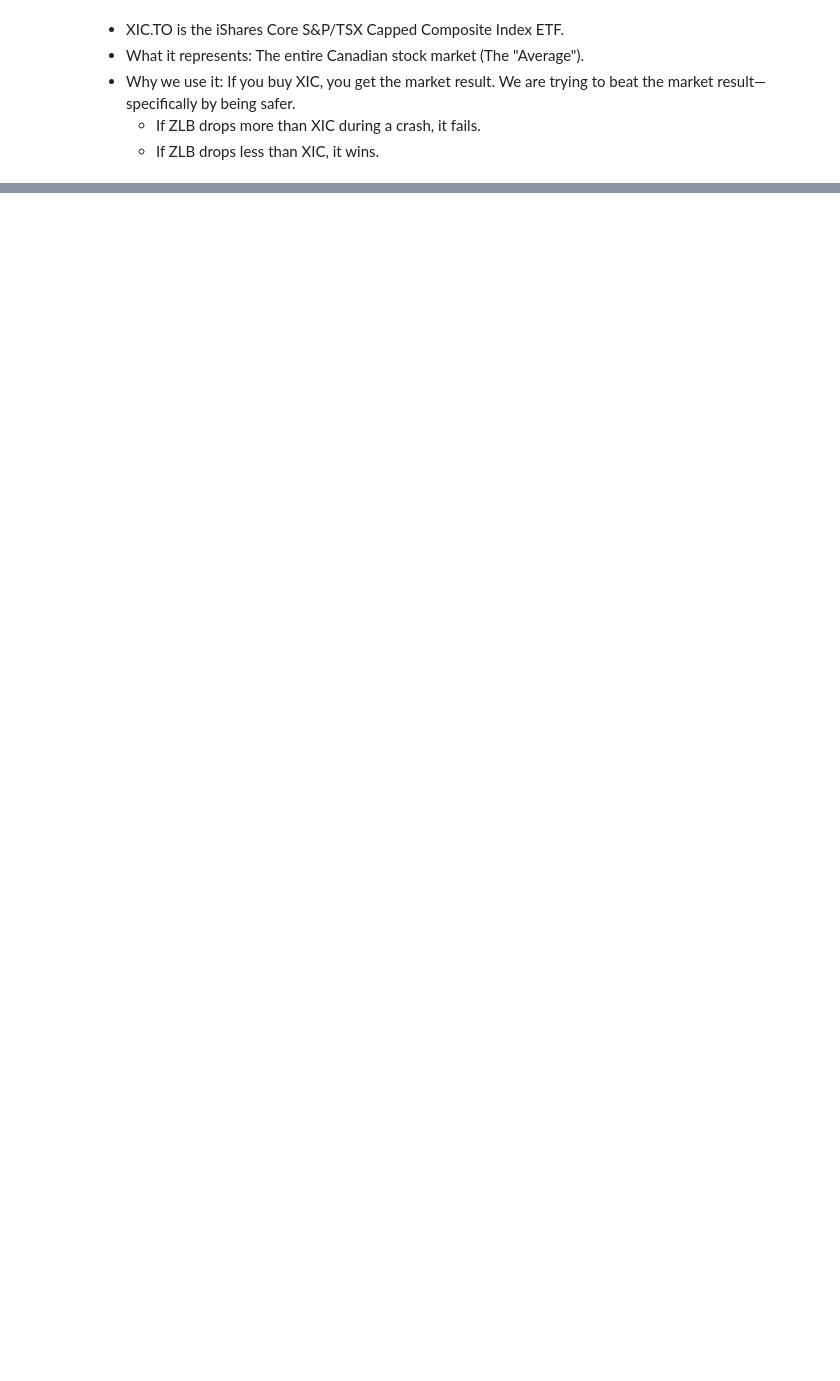
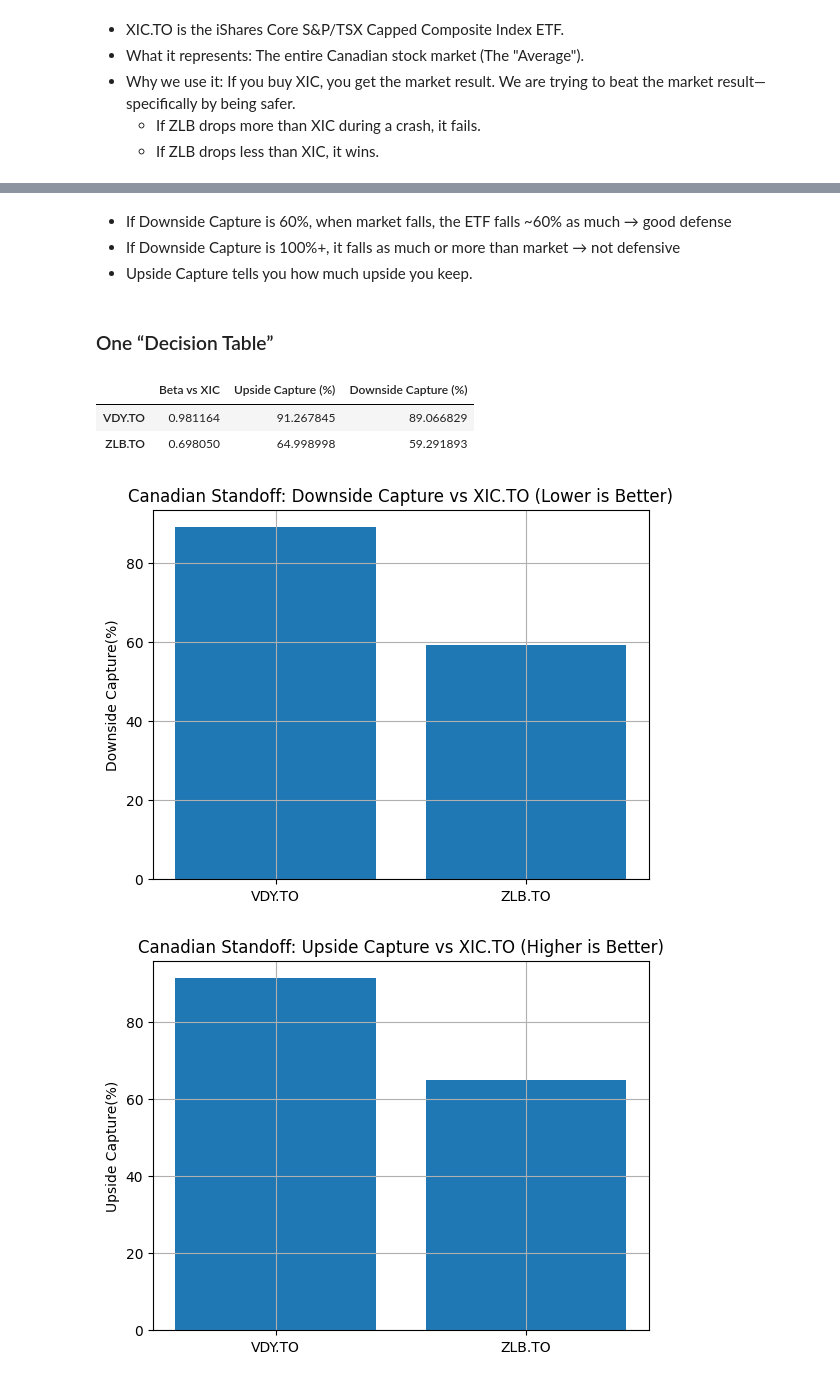
Before and after one commit to smart-minds-dev/etf-eda, a Jupyter notebook: notebooks/02_modules.ipynb, the cells around one changed output, grey strips where cells are left out. Saved outputs shown, nothing was run; the diff lists cells and outputs as text; code cells hidden in the pictures; blank space fills up the shorter version.

```diff
--- a/notebooks/02_modules.ipynb
+++ b/notebooks/02_modules.ipynb
@@ -291,5 +291,10 @@ cad.head(10)
 | 2014-01-15 | 0.002010 | 0.002931 | 0.004615 |
 | 2014-01-16 | 0.002674 | 0.003409 | 0.003675 |
 # %%
-marker = cad["XIC.TO"]
 var_mkt = market.var()
+
+beta_vdy = cad[["VDY.TO", "XIC.TO"]].cov().loc["VDY.TO", "XIC.TO"] / var_mkt
+beta_zlb = cad[["ZLB.TO", "XIC.TO"]].cov().loc["ZLB.TO", "XIC.TO"] / var_mkt
+
+print(f"VDY.TO Beta vs XIC.TO: {beta_vdy:2f}")
+print(f"ZLB.TO Beta vs XIC.TO: {beta_zlb:2f}")
@@ -301,0 +327,9 @@ var_mkt = market.var()
+# %%
+results = []
+
+for t in ["VDY.TO", "ZLB.TO"]:
+    up, down = upside_downside_capture(cad[t], market)
+    results.append({"ETF": t, "Upside Capture (%)": up, "Downside Capture (%)": down})
+
+capture_df = pd.DataFrame(results).set_index("ETF")
+capture_df
@@ -301,0 +341,36 @@ var_mkt = market.var()
+# %% [markdown]
+- If Downside Capture is 60%, when market falls, the ETF falls ~60% as much → good defense
+- If Downside Capture is 100%+, it falls as much or more than market → not defensive
+- Upside Capture tells you how much upside you keep.
+# %% [markdown]
+### One “Decision Table”
+# %%
+decision_df = pd.DataFrame({
+    "Beta vs XIC": [beta_vdy, beta_zlb],
+    "Upside Capture (%)": [capture_df.loc["VDY.TO", "Upside Capture (%)"], capture_df.loc["ZLB.TO", "Upside Capture (%)"]],
+    "Downside Capture (%)": [capture_df.loc["VDY.TO", "Downside Capture (%)"], capture_df.loc["ZLB.TO", "Downside Capture (%)"]],
+}, index=["VDY.TO", "ZLB.TO"])
+
+decision_df
+# %% [output]
+|  | Beta vs XIC | Upside Capture (%) | Downside Capture (%) |
+| VDY.TO | 0.981164 | 91.267845 | 89.066829 |
+| ZLB.TO | 0.698050 | 64.998998 | 59.291893 |
+# %%
+plt.figure()
+x = np.arange(len(decision_df))
+
+plt.bar(decision_df.index, decision_df["Downside Capture (%)"])
+plt.title("Canadian Standoff: Downside Capture vs XIC.TO (Lower is Better)")
+plt.ylabel("Downside Capture(%)")
+plt.grid(True)
+plt.show()
+
+plt.bar(decision_df.index, decision_df["Upside Capture (%)"])
+plt.title("Canadian Standoff: Upside Capture vs XIC.TO (Higher is Better)")
+plt.ylabel("Upside Capture(%)")
+plt.grid(True)
+plt.show()
+# %% [output]
+[figure, added]
+[figure, added]
```
Also changed, not shown: parts of 4 cells of this notebook.
